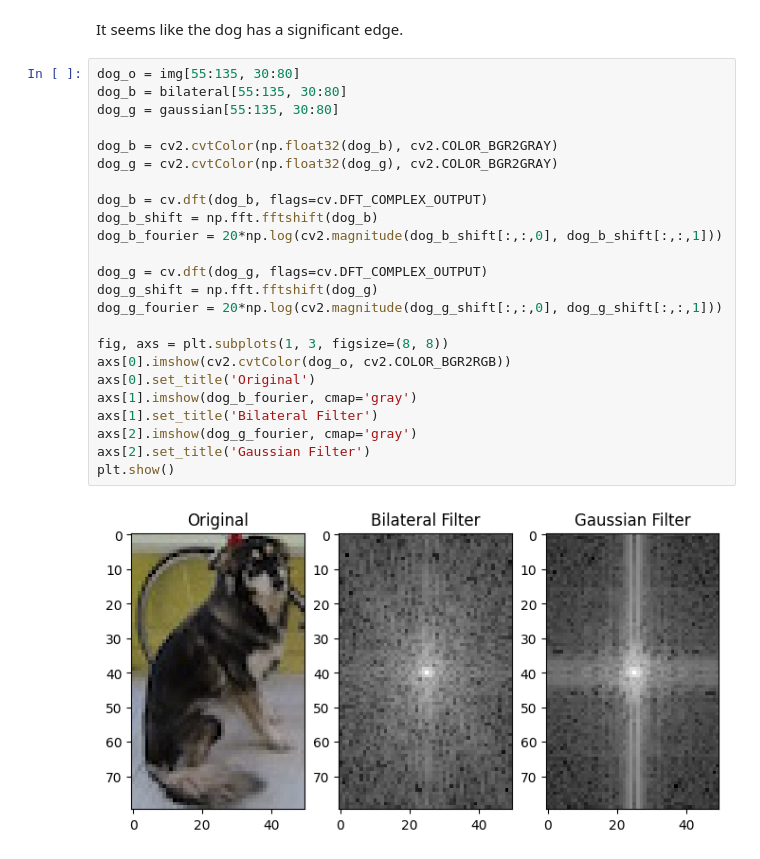
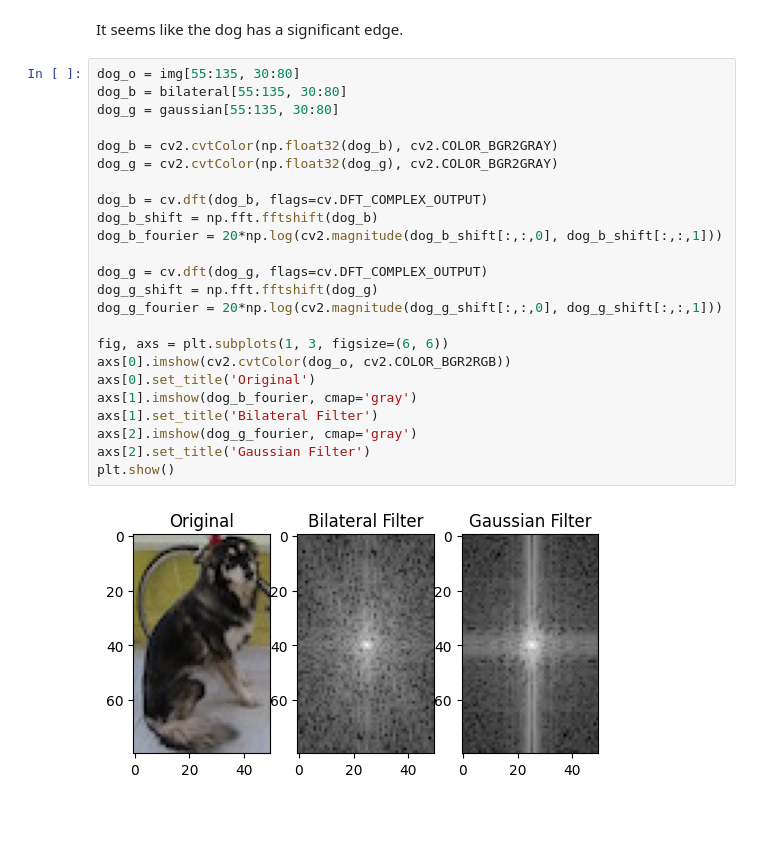
Before and after one commit to ZaneLeo111/Data_Visualization_Labs, a Jupyter notebook: Lab1/1.ipynb, the cells around one changed output. Saved outputs shown, nothing was run; the diff lists cells and outputs as text; blank space fills up the shorter version.

```diff
--- a/Lab1/1.ipynb
+++ b/Lab1/1.ipynb
@@ -155,26 +151,26 @@ It seems like the dog has a significant edge.
 # %%
 dog_o = img[55:135, 30:80]
 dog_b = bilateral[55:135, 30:80]
 dog_g = gaussian[55:135, 30:80]
 
 dog_b = cv2.cvtColor(np.float32(dog_b), cv2.COLOR_BGR2GRAY)
 dog_g = cv2.cvtColor(np.float32(dog_g), cv2.COLOR_BGR2GRAY)
 
 dog_b = cv.dft(dog_b, flags=cv.DFT_COMPLEX_OUTPUT)
 dog_b_shift = np.fft.fftshift(dog_b)
 dog_b_fourier = 20*np.log(cv2.magnitude(dog_b_shift[:,:,0], dog_b_shift[:,:,1]))
 
 dog_g = cv.dft(dog_g, flags=cv.DFT_COMPLEX_OUTPUT)
 dog_g_shift = np.fft.fftshift(dog_g)
 dog_g_fourier = 20*np.log(cv2.magnitude(dog_g_shift[:,:,0], dog_g_shift[:,:,1]))
 
-fig, axs = plt.subplots(1, 3, figsize=(8, 8))
+fig, axs = plt.subplots(1, 3, figsize=(6, 6))
 axs[0].imshow(cv2.cvtColor(dog_o, cv2.COLOR_BGR2RGB))
 axs[0].set_title('Original')
 axs[1].imshow(dog_b_fourier, cmap='gray')
 axs[1].set_title('Bilateral Filter')
 axs[2].imshow(dog_g_fourier, cmap='gray')
 axs[2].set_title('Gaussian Filter')
 plt.show()
 # %% [output]
-[figure, old version]
+[figure, new version]
```
Also changed, not shown: parts of 4 cells of this notebook, 7 other files.
